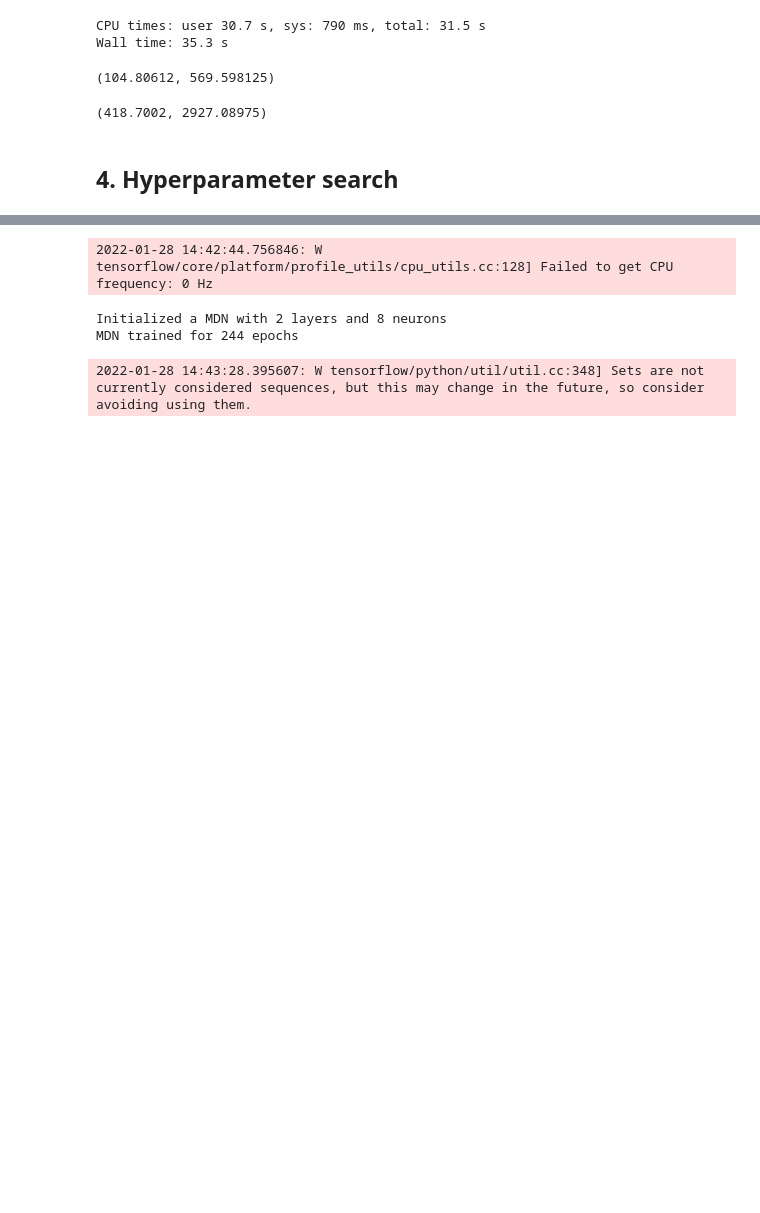
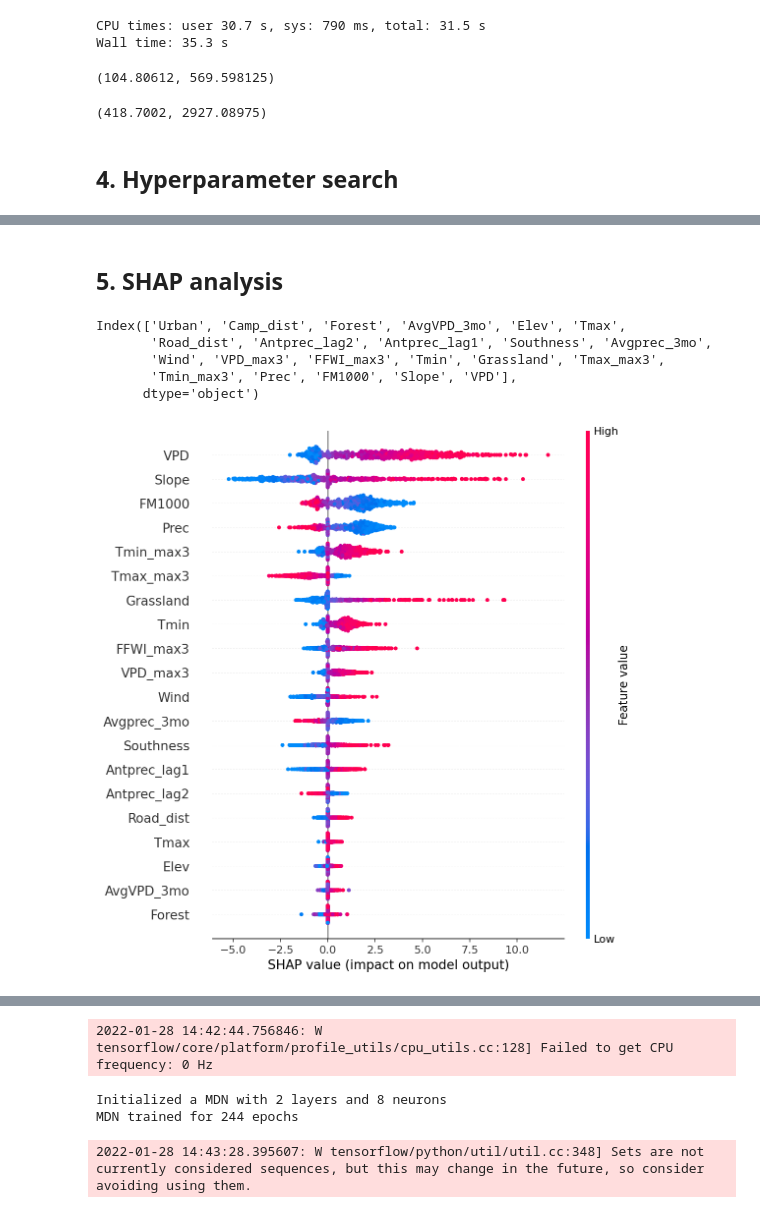
Before and after one commit to jtbuch/smlfire1.0, a Jupyter notebook: notebooks/ml_grid_fire_size.ipynb, the cells around one changed output, grey strips where cells are left out. Drawn from its saved outputs; the diff is of its cells as text; code cells hidden in the pictures; blank space fills up the shorter version.

```diff
--- a/notebooks/ml_grid_fire_size.ipynb
+++ b/notebooks/ml_grid_fire_size.ipynb
@@ -103,5 +118,5 @@ samp_weight_arr= norm_fac/eff_freq_func(y_sizes_train)  #empcdf_sizes.cdf(y_size
 # %%
-clim_df= pd.read_hdf(data_dir + 'clim_fire_freq_12km_data.h5')
+clim_df= pd.read_hdf(data_dir + 'clim_fire_freq_12km_w2020_rescaled_data.h5')
 clim_df.loc[clim_df[clim_df.fire_freq > 1].index, 'fire_freq']= np.ones(len(clim_df[clim_df.fire_freq > 1].index), dtype= np.int64) #sets all non-zero frequencies to 1
 #clim_df= clim_df[clim_df.reg_indx != 0].reset_index().drop(columns= ['index']) #needs to match the config in ml_grid_model to ensure proper indexing for freq locations
 clim_df= clim_df.dropna().reset_index().drop(columns=['index'])
@@ -111,21 +126,21 @@ fire_freq_train_df= clim_df.drop(fire_freq_test_df.index)
 
 tmp_freq_df= clim_df[clim_df.iloc[:, 0:n_features].columns]
 X_freq_df= pd.DataFrame({})
-#scaler= StandardScaler().fit(fire_freq_train_df.iloc[:, 0:n_features])
-X_freq_df[tmp_freq_df.columns]= size_scaler.transform(tmp_freq_df) #size_scaler
+scaler= StandardScaler().fit(fire_freq_train_df.iloc[:, 0:n_features])
+X_freq_df[tmp_freq_df.columns]= scaler.transform(tmp_freq_df) #size_scaler
 # %%
 X_train_tot= X_freq_df.iloc[fire_freq_train_df.index]
 X_train_tot.loc[:, 'reg_indx']= fire_freq_train_df.reg_indx
 X_train_tot.loc[:, 'month']= fire_freq_train_df.month
 X_train_tot= X_train_tot.reset_index().drop(columns=['index', 'Solar', 'Ant_Tmax', 'RH', 'Ant_RH', 'FFWI_max7', 'Avgprec_4mo', 'Avgprec_2mo', \
-                                                                                                'AvgVPD_4mo', 'AvgVPD_2mo', 'Tmax_max7', 'VPD_max7', 'Tmin_max7'])
+                                                                            'Camp_num', 'AvgVPD_4mo', 'AvgVPD_2mo', 'Tmax_max7', 'VPD_max7', 'Tmin_max7'])
 X_test_df= X_freq_df.iloc[fire_freq_test_df.index]
 X_test_df.loc[:, 'reg_indx']= fire_freq_test_df.reg_indx
 X_test_df.loc[:, 'month']= fire_freq_test_df.month
 X_test_df= X_test_df.reset_index().drop(columns=['index', 'Solar', 'Ant_Tmax', 'RH', 'Ant_RH', 'FFWI_max7', 'Avgprec_4mo', 'Avgprec_2mo', \
-                                                                                                'AvgVPD_4mo', 'AvgVPD_2mo', 'Tmax_max7', 'VPD_max7', 'Tmin_max7'])
+                                                                            'Camp_num', 'AvgVPD_4mo', 'AvgVPD_2mo', 'Tmax_max7', 'VPD_max7', 'Tmin_max7'])
 
-X_test_tot= pd.concat([X_train_tot, X_test_df], sort= False).reset_index().drop(columns=['index'])
+X_freq_tot= pd.concat([X_train_tot, X_test_df], sort= False).reset_index().drop(columns=['index'])
 fire_freq_tot= pd.concat([fire_freq_train_df, fire_freq_test_df], sort= False).reset_index().drop(columns=['index'])
 # %% [markdown]
 ## 3. MDN fire size model
@@ -342,3 +342,5 @@ freq_id= '02_27_22'
 
 reg_data_size_df.to_hdf('../sav_files/grid_size_runs_%s'%run_id + '/gpd_mon_fire_size_%s'%size_id + '_data_freq_df.h5', key= 'df', mode= 'w')
 reg_ext_data_size_df.to_hdf('../sav_files/grid_size_runs_%s'%run_id + '/gpd_ext_mon_fire_size_%s'%size_id + '_data_freq_df.h5', key= 'df', mode= 'w')
+# %% [markdown]
+## 5. SHAP analysis
@@ -344,0 +365,41 @@ reg_ext_data_size_df.to_hdf('../sav_files/grid_size_runs_%s'%run_id + '/gpd_ext_
+# %%
+regarr= range(18)
+X_plot_df= pd.DataFrame([])
+tmp_ind_vals= []
+reg_shap_vals= []
+mean_shap_vals= []
+
+for r in tqdm(regarr): #,  2, 3, 4, 5, 8, 11, 12
+    X_bkg_df= X_freq_tot.iloc[fire_freq_tot[fire_freq_tot.fire_freq == 0].groupby('reg_indx').get_group(r+1).index][X_sizes_tot.columns].sample(n= 50, random_state= 99).values
+    X_fires_df= X_freq_tot.iloc[fire_freq_tot[(fire_freq_tot.fire_freq == 1)].groupby('reg_indx').get_group(r+1).index][X_sizes_tot.columns] #X_sizes_tot.iloc[fire_size_tot[(fire_size_tot.fire_month >= startmon)&(fire_size_tot.fire_month < finalmon)].groupby('reg_indx').get_group(r).index]
+    X_shap_df= pd.concat([X_fires_df, \
+            X_freq_tot.iloc[fire_freq_tot[(fire_freq_tot.fire_freq == 0)].groupby('reg_indx').get_group(r+1).index][X_sizes_tot.columns].sample(n= int(len(X_fires_df)/3), random_state= 99)]).sample(frac= 1.0)
+    X_plot_df= X_plot_df.append(pd.concat([X_shap_df.reset_index().drop(columns= ['index']), pd.DataFrame({'reg_indx': (r+1)*np.ones(len(X_shap_df), dtype= int)})], axis= 1), ignore_index= True)
+
+    def f(X):
+        reg_gpd_size_df= grid_size_pred_func(mdn_model= mdn_gpd_mod, stat_model= gpd_model, max_size_arr= max_fire_train_arr, sum_size_arr= sum_fire_train_arr, \
+                        X_size_test_dat= X, shap_flag= True, regindx= r, seed= 13)
+
+        return reg_gpd_size_df['mean_size']
+
+    explainer= shap.KernelExplainer(f, X_bkg_df) #df_train_normed_summary.data #df_train_normed_summary= shap.kmeans(X_freq_tot.iloc[fire_freq_tot[fire_freq_tot.fire_freq == 0].groupby('reg_indx').get_group(r).index][X_sizes_tot.columns].values, 50)
+    shap_values= explainer.shap_values(X_shap_df.values, nsamples= 500)
+    tmp_ind_vals.append(np.argsort(np.mean(abs(shap_values), axis= 0)))
+    reg_shap_vals.append(shap_values)
+    mean_shap_vals.append(np.sort(np.mean(abs(shap_values), axis= 0)))
+
+X_plot_df.to_hdf('../sav_files/shap_files/fire_size_data_%s.h5'%size_id, key= 'df', mode= 'w')
+pd.DataFrame(np.vstack(reg_shap_vals), columns= X_sizes_test.columns).to_hdf('../sav_files/shap_files/fire_size_shap_%s.h5'%size_id, key= 'df', mode= 'w')
+# %%
+X_sizes_test.columns[tmp_ind_vals[0]]
+# %% [output]
+Index(['Urban', 'Camp_dist', 'Forest', 'AvgVPD_3mo', 'Elev', 'Tmax',
+       'Road_dist', 'Antprec_lag2', 'Antprec_lag1', 'Southness', 'Avgprec_3mo',
+       'Wind', 'VPD_max3', 'FFWI_max3', 'Tmin', 'Grassland', 'Tmax_max3',
+       'Tmin_max3', 'Prec', 'FM1000', 'Slope', 'VPD'],
+      dtype='object')
+# %%
+regindx= 5
+shap.summary_plot(reg_shap_vals[0], X_plot_df.groupby('reg_indx').get_group(regindx).drop(columns= ['reg_indx']))
+# %% [output]
+[figure, added]
```
Also changed, not shown: parts of 18 cells of this notebook, 3 other files.
